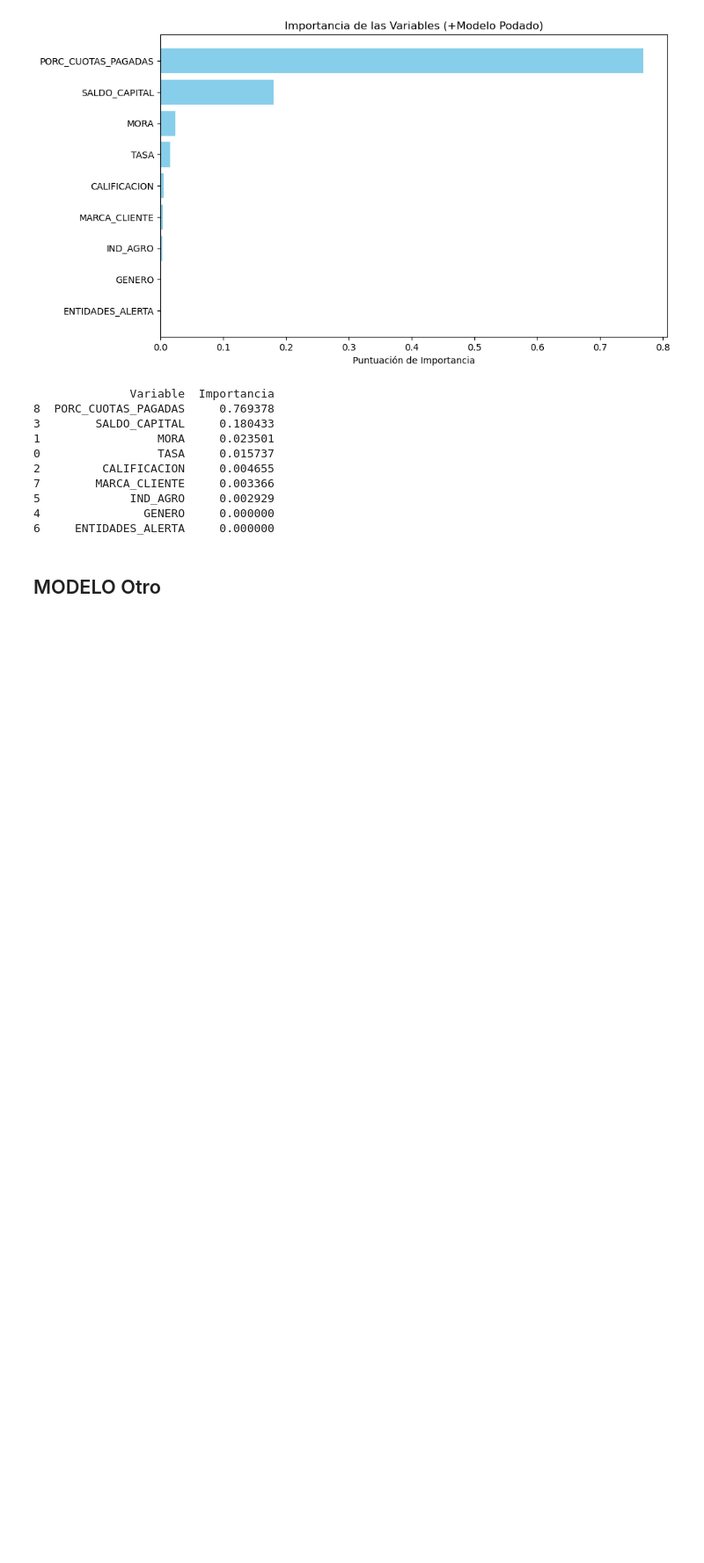
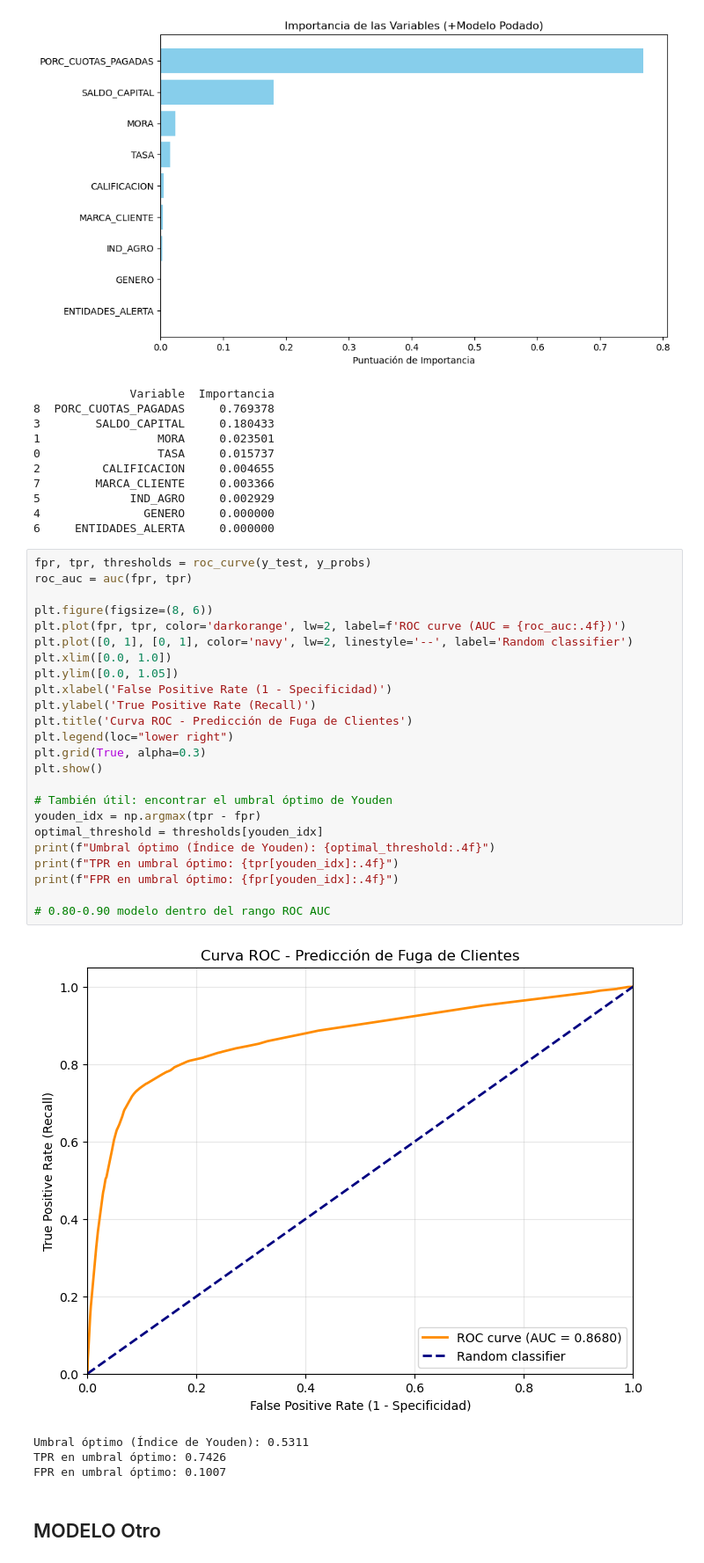
Before and after one commit to cristianfelip/ML_Fuga_2026, a Jupyter notebook: Fuga_clientes.ipynb, the cells around one changed output. Shown at 88% size. Drawn from its saved outputs; the diff is of its cells as text; blank space fills up the shorter version.

Commit message:
metrica Roc AUC , para validar fuga de datos, se confirma que no hya fuga de datos , esta en el rango 80-90

```diff
--- a/Fuga_clientes.ipynb
+++ b/Fuga_clientes.ipynb
@@ -679,5 +680,34 @@ print(importancias.head(50))
 5             IND_AGRO     0.002929
 4               GENERO     0.000000
 6     ENTIDADES_ALERTA     0.000000
+# %%
+fpr, tpr, thresholds = roc_curve(y_test, y_probs)
+roc_auc = auc(fpr, tpr)
+
+plt.figure(figsize=(8, 6))
+plt.plot(fpr, tpr, color='darkorange', lw=2, label=f'ROC curve (AUC = {roc_auc:.4f})')
+plt.plot([0, 1], [0, 1], color='navy', lw=2, linestyle='--', label='Random classifier')
+plt.xlim([0.0, 1.0])
+plt.ylim([0.0, 1.05])
+plt.xlabel('False Positive Rate (1 - Specificidad)')
+plt.ylabel('True Positive Rate (Recall)')
+plt.title('Curva ROC - Predicción de Fuga de Clientes')
+plt.legend(loc="lower right")
+plt.grid(True, alpha=0.3)
+plt.show()
+
+# También útil: encontrar el umbral óptimo de Youden
+youden_idx = np.argmax(tpr - fpr)
+optimal_threshold = thresholds[youden_idx]
+print(f"Umbral óptimo (Índice de Youden): {optimal_threshold:.4f}")
+print(f"TPR en umbral óptimo: {tpr[youden_idx]:.4f}")
+print(f"FPR en umbral óptimo: {fpr[youden_idx]:.4f}")
+
+# 0.80-0.90 modelo dentro del rango ROC AUC
+# %% [output]
+[figure, added]
+Umbral óptimo (Índice de Youden): 0.5311
+TPR en umbral óptimo: 0.7426
+FPR en umbral óptimo: 0.1007
 # %% [markdown]
 ## MODELO Otro
```
Also changed, not shown: parts of 1 cell of this notebook.
